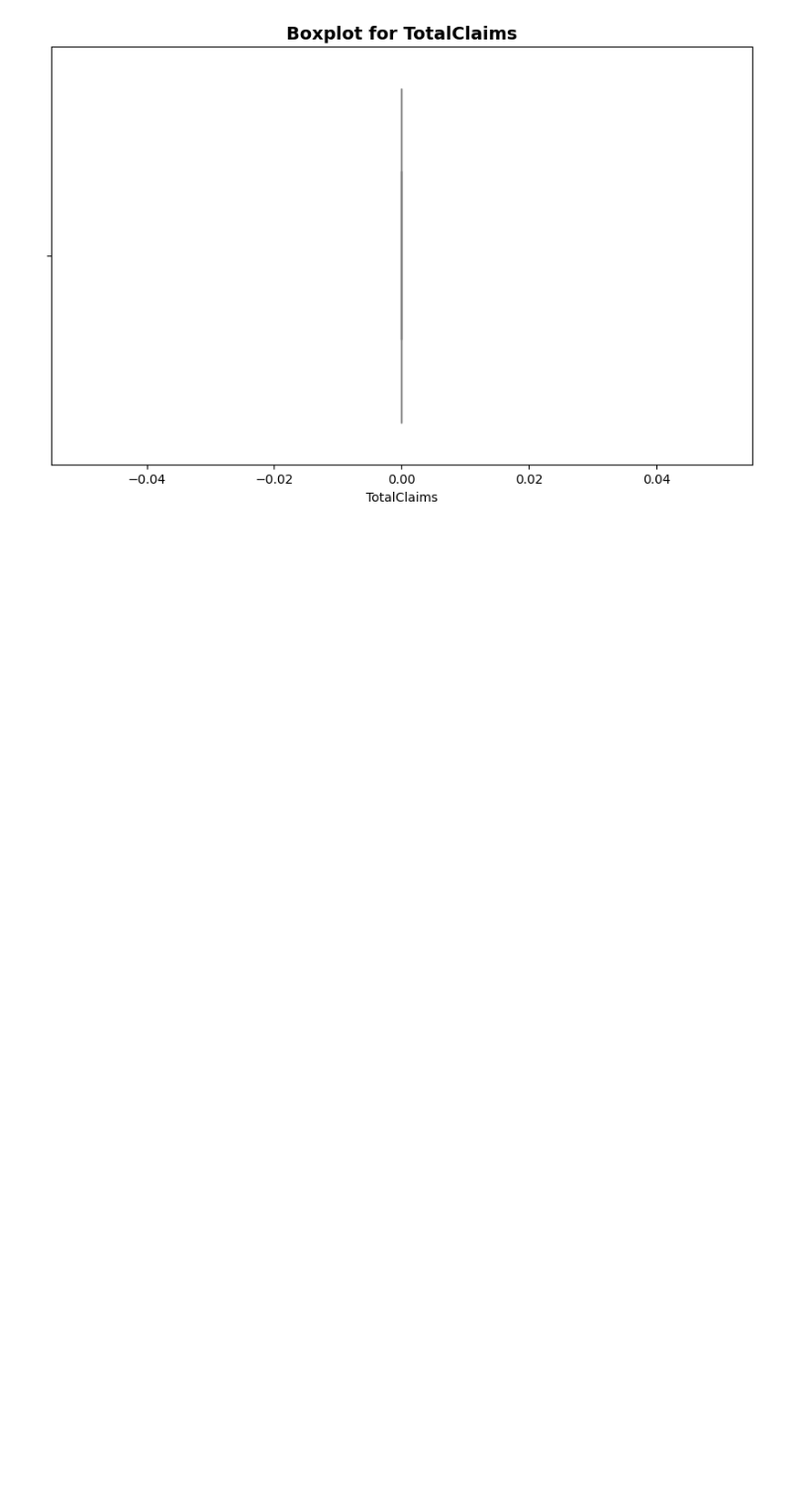
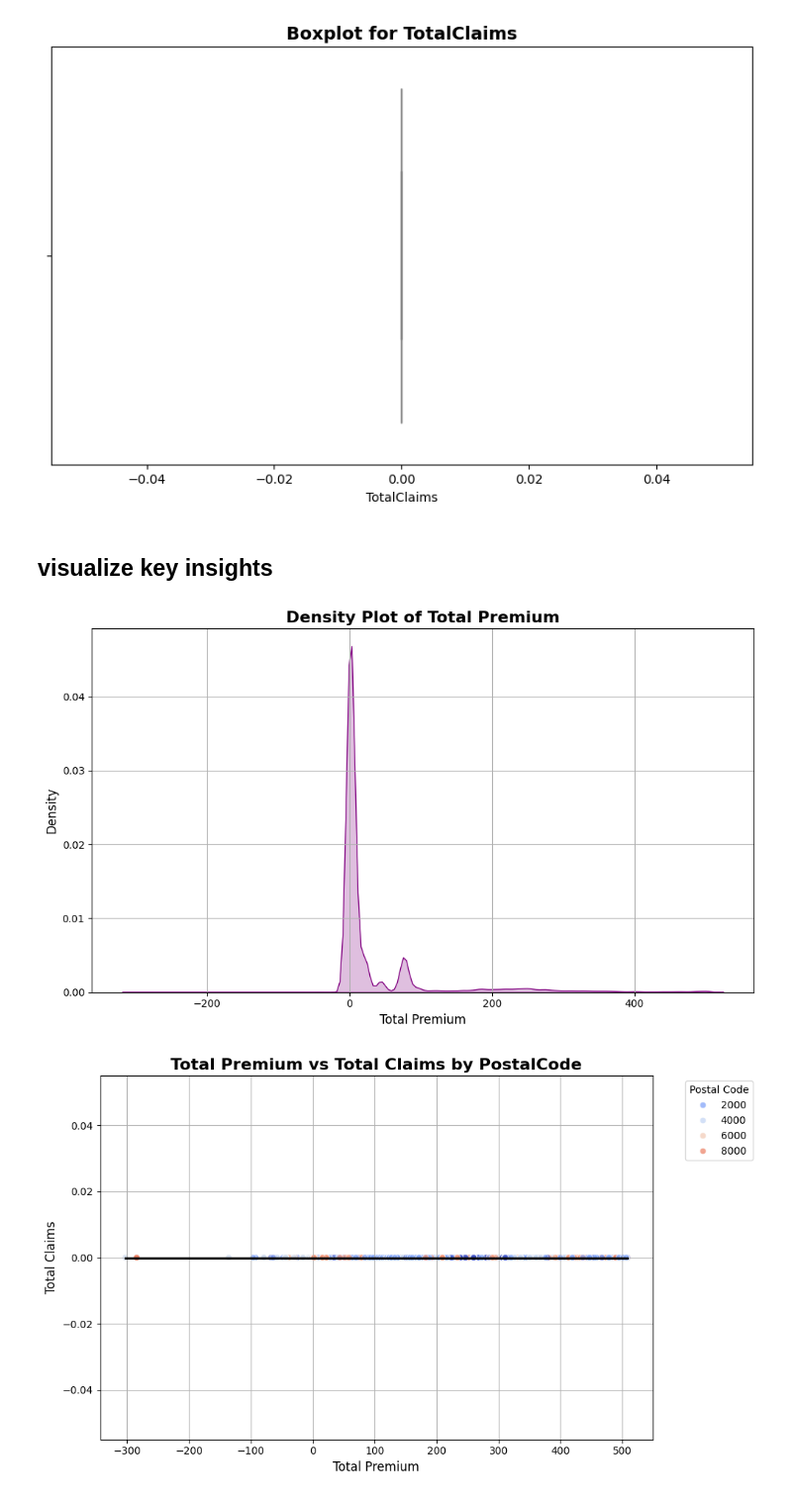
Before and after one commit to shewanek/Insurance_solutions-week_3, a Jupyter notebook: notebooks/insurance_EDA.ipynb, the cells around one changed output. Shown at 99% size. Drawn from its saved outputs; the diff is of its cells as text; code cells hidden in the pictures; blank space fills up the shorter version.

Commit message:
visualize key insights

```diff
--- a/notebooks/insurance_EDA.ipynb
+++ b/notebooks/insurance_EDA.ipynb
@@ -303,3 +303,10 @@ eda.detect_outliers()
 [figure]
 [figure]
 [figure]
+# %% [markdown]
+## visualize key insights
+# %%
+eda.visualize_key_insights()
+# %% [output]
+[figure, added]
+[figure, added]
```
Also changed, not shown: parts of 1 cell of this notebook, 1 other file.
